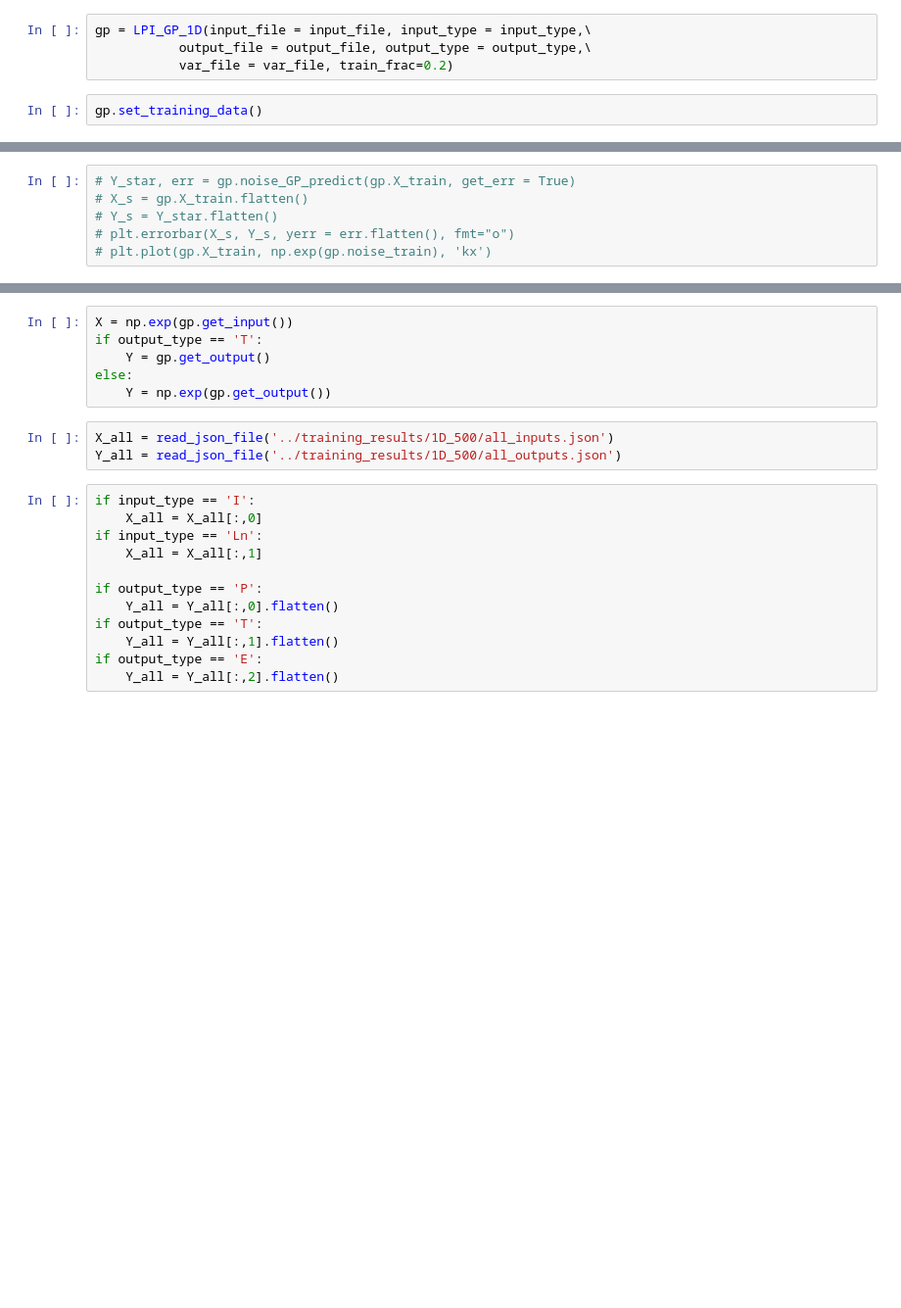
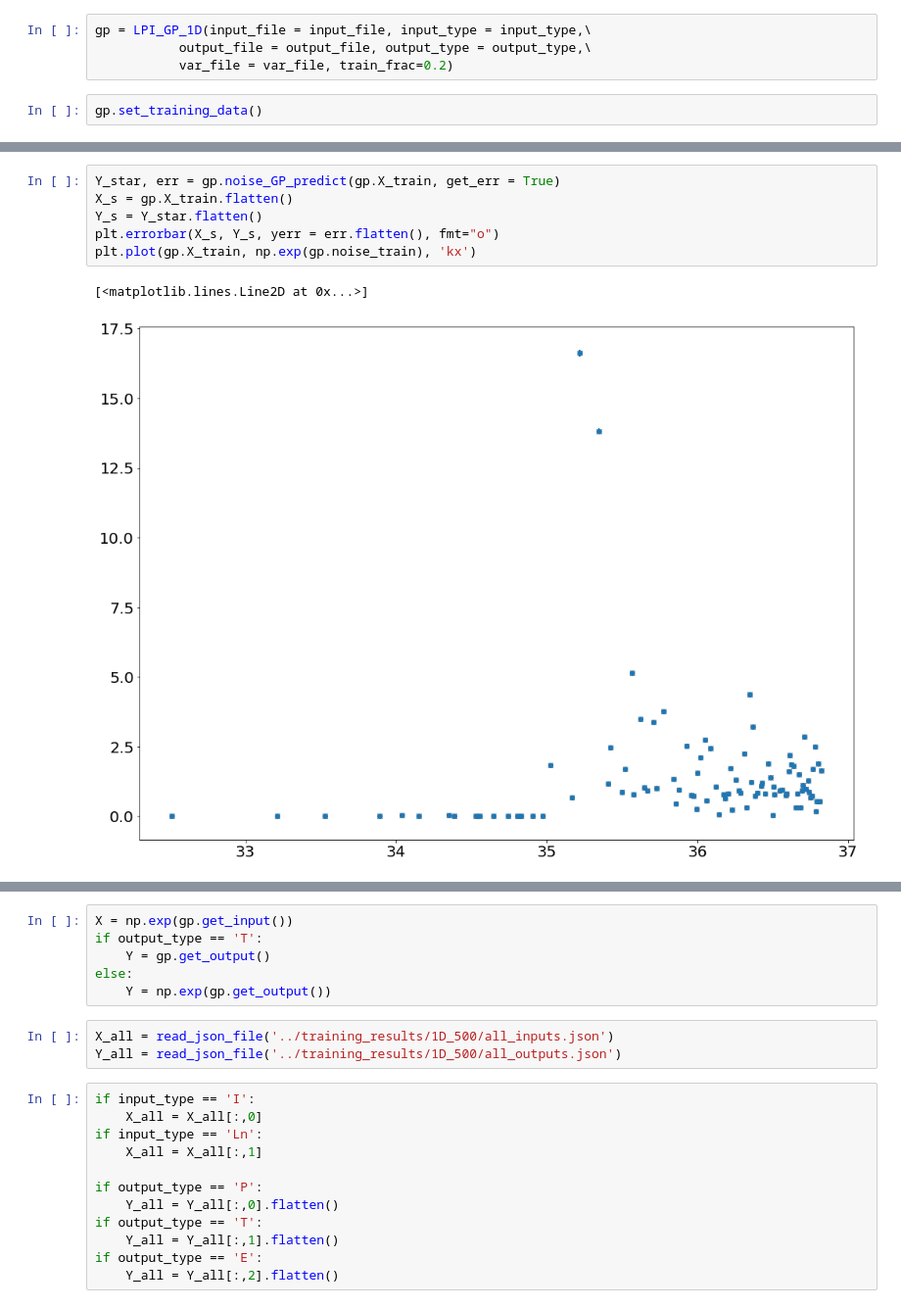
Before and after one commit to gosling123/epoch_surra, a Jupyter notebook: gp_scripts/gp_1D_test.ipynb, the cells around one changed output, grey strips where cells are left out. Shown at 98% size. Drawn from its saved outputs; the diff is of its cells as text; blank space fills up the shorter version.

```diff
--- a/gp_scripts/gp_1D_test.ipynb
+++ b/gp_scripts/gp_1D_test.ipynb
@@ -19,9 +19,12 @@ l =  0.11141913841958427 var =  3.182097384130214
 # %%
-# Y_star, err = gp.noise_GP_predict(gp.X_train, get_err = True)
-# X_s = gp.X_train.flatten()
-# Y_s = Y_star.flatten()
-# plt.errorbar(X_s, Y_s, yerr = err.flatten(), fmt="o")
-# plt.plot(gp.X_train, np.exp(gp.noise_train), 'kx')
+Y_star, err = gp.noise_GP_predict(gp.X_train, get_err = True)
+X_s = gp.X_train.flatten()
+Y_s = Y_star.flatten()
+plt.errorbar(X_s, Y_s, yerr = err.flatten(), fmt="o")
+plt.plot(gp.X_train, np.exp(gp.noise_train), 'kx')
+# %% [output]
+[<matplotlib.lines.Line2D at 0x...>]
+[figure, added]
 # %%
 gp.optimise_GP()
 # %% [output]
```
Also changed, not shown: parts of 10 cells of this notebook, 47 other files.
